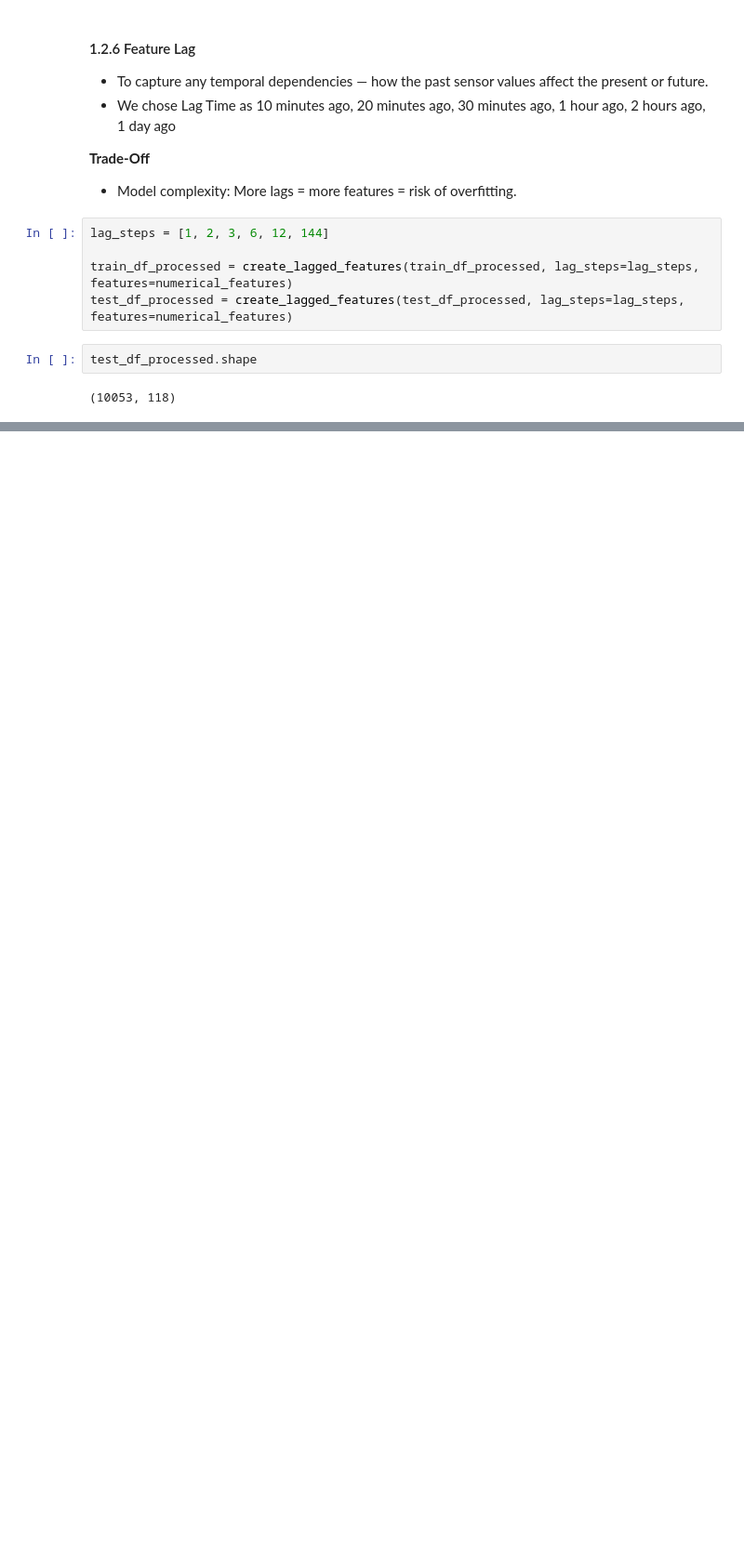
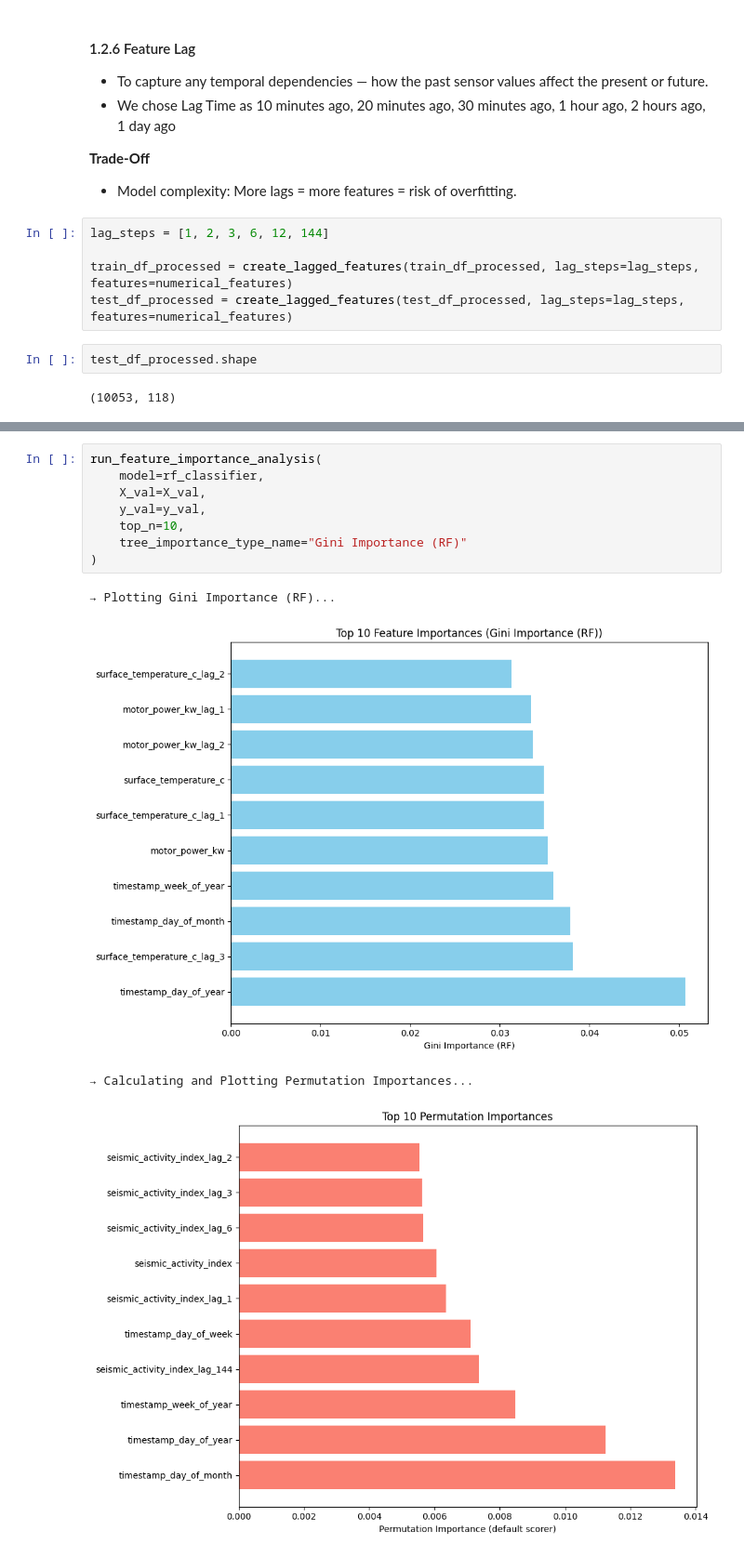
Before and after one commit to vashishtmarhwal/tech-challenge-ambyint, a Jupyter notebook: data-science/ambyint_assessment.ipynb, the cells around one changed output, grey strips where cells are left out. Shown at 93% size. Drawn from its saved outputs; the diff is of its cells as text; blank space fills up the shorter version.

```diff
--- a/data-science/ambyint_assessment.ipynb
+++ b/data-science/ambyint_assessment.ipynb
@@ -957,0 +1148,13 @@ test_df_processed.shape
+# %%
+run_feature_importance_analysis(
+    model=rf_classifier,
+    X_val=X_val,
+    y_val=y_val,
+    top_n=10,
+    tree_importance_type_name="Gini Importance (RF)"
+)
+# %% [output]
+→ Plotting Gini Importance (RF)...
+[figure, added]
+→ Calculating and Plotting Permutation Importances...
+[figure, added]
```
Also changed, not shown: parts of 23 cells of this notebook.
